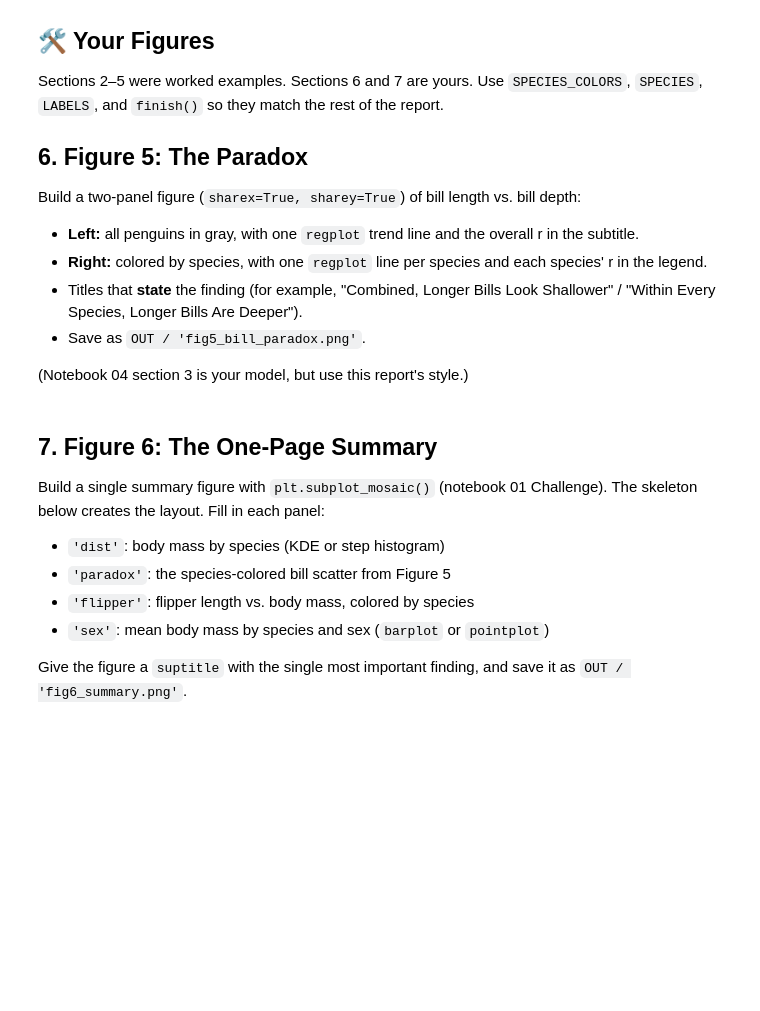
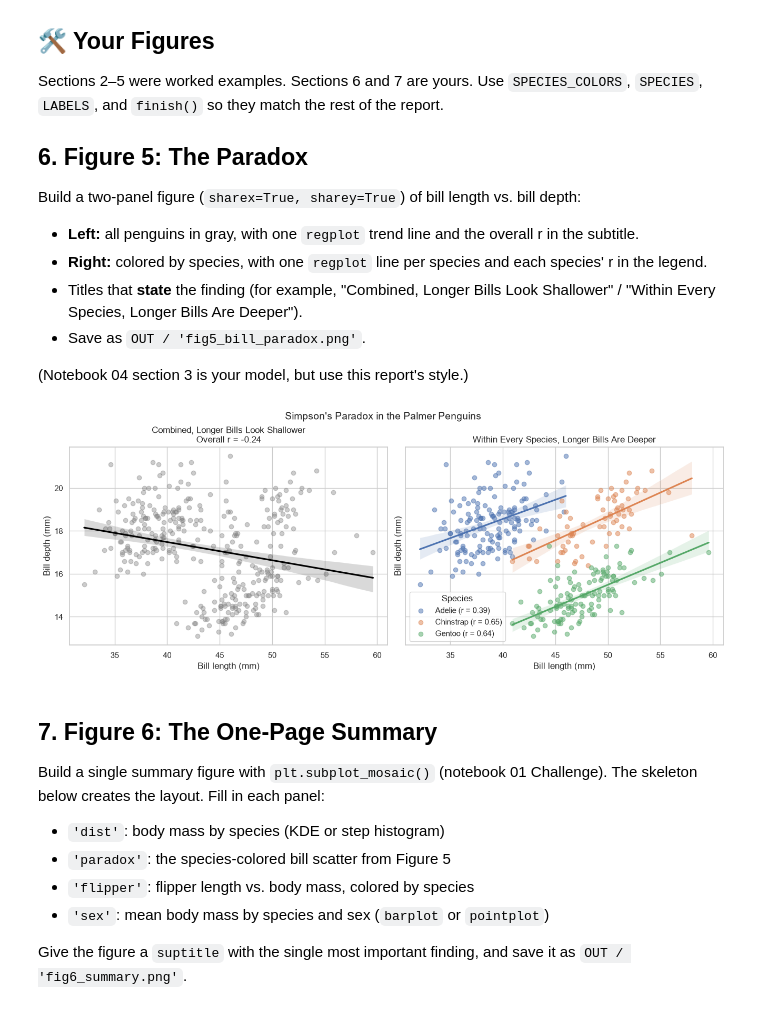
Before and after one commit to ECOKER1226/3603-data-science-coker, a Jupyter notebook: Work/08-Visualizing_Data/06-Visualization_Lab.ipynb, the cells around one changed output. Drawn from its saved outputs; the diff is of its cells as text; code cells hidden in the pictures; blank space fills up the shorter version.

Commit message:
saved work on 06-Visualization_Lab.ipynb

```diff
--- a/Work/08-Visualizing_Data/06-Visualization_Lab.ipynb
+++ b/Work/08-Visualizing_Data/06-Visualization_Lab.ipynb
@@ -155,3 +163,36 @@ Build a two-panel figure (`sharex=True, sharey=True`) of bill length vs. bill de
+# %%
+fig, axes = plt.subplots(1, 2, figsize=(13, 5), sharex=True, sharey=True, layout='constrained')
+
+# Left: all penguins together
+r_all = penguins['bill_length_mm'].corr(penguins['bill_depth_mm'])
+
+sns.regplot(data=penguins, x='bill_length_mm', y='bill_depth_mm', ax=axes[0], scatter_kws={'alpha': 0.4, 'color': 'gray'}, line_kws={'color': 'black'})
+
+axes[0].set_title(f'Combined, Longer Bills Look Shallower\nOverall r = {r_all:.2f}')
+
+# Right: one trend line per species
+palette = dict(zip(SPECIES, sns.color_palette(n_colors=3)))
+
+for species in SPECIES:
+    group = penguins[penguins['species'] == species]
+
+    r = group['bill_length_mm'].corr(group['bill_depth_mm'])
+
+    sns.regplot(data=group, x='bill_length_mm', y='bill_depth_mm', ax=axes[1], color=palette[species], scatter_kws={'alpha': 0.5}, label=f'{species} (r = {r:.2f})')
+
+axes[1].set_title('Within Every Species, Longer Bills Are Deeper')
+axes[1].legend(title='Species')
+
+for ax in axes:
+    ax.set(xlabel='Bill length (mm)', ylabel='Bill depth (mm)')
+
+fig.suptitle("Simpson's Paradox in the Palmer Penguins", fontsize=14)
+
+fig.savefig(OUT / 'fig5_bill_paradox.png', dpi=150, bbox_inches='tight')
+
+plt.show()
+# %% [output]
+[figure, added]
 # %% [markdown]
 ## 7. Figure 6: The One-Page Summary
 Build a single summary figure with `plt.subplot_mosaic()` (notebook 01 Challenge). The skeleton below creates the layout. Fill in each panel:
```
Also changed, not shown: parts of 7 cells of this notebook, 6 other files.
